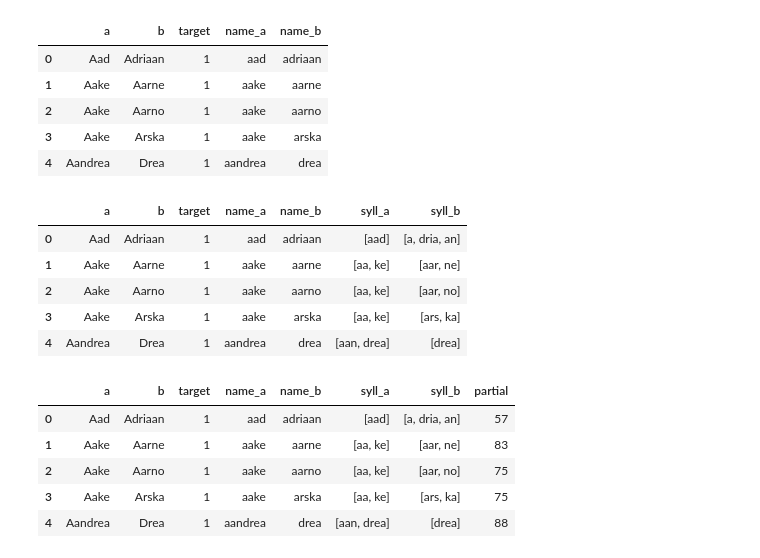
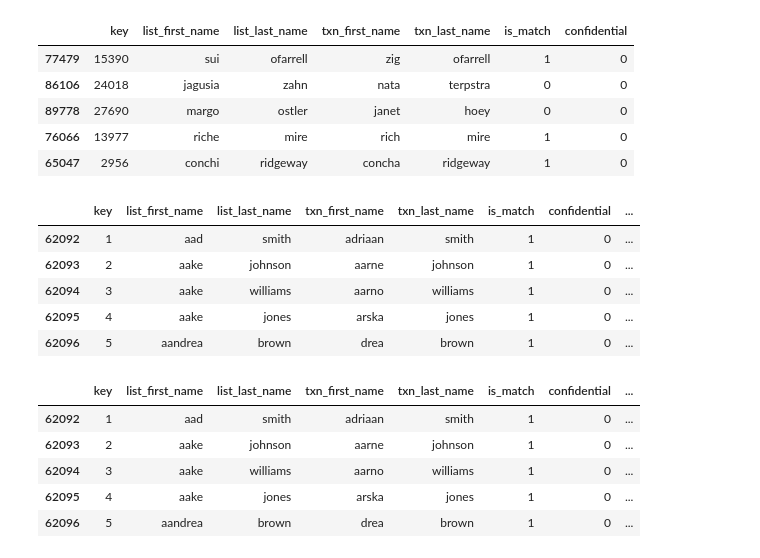
Before and after one commit to mkars01/fuzzy-name-matcher, a Jupyter notebook: notebooks/03_Feature_Engineering.ipynb, the cells around one changed output. Cells and saved outputs as stored; diff of their text form; code cells hidden in the pictures.

```diff
--- a/notebooks/03_Feature_Engineering.ipynb
+++ b/notebooks/03_Feature_Engineering.ipynb
@@ -116,3 +125,0 @@ def featurize(df):
-# %%
-df.columns=['a', 'b', 'target']
-df.head()
@@ -126,35 +126,42 @@ df.head()
 # %%
-df['name_a'] = df.apply(lambda row: re.sub(
-    '[^a-zA-Z]+', '', unidecode.unidecode(row['a']).lower().strip()), axis=1)
-df['name_b'] = df.apply(lambda row: re.sub(
-    '[^a-zA-Z]+', '', unidecode.unidecode(row['b']).lower().strip()), axis=1)
-df.head()
+df['list_first_name'] = df.apply(lambda row: re.sub(
+    '[^a-zA-Z]+', '', unidecode.unidecode(row['list_first_name']).lower().strip()), axis=1)
+df['txn_first_name'] = df.apply(lambda row: re.sub(
+    '[^a-zA-Z]+', '', unidecode.unidecode(row['txn_first_name']).lower().strip()), axis=1)
+df['list_last_name'] = df.apply(lambda row: re.sub(
+    '[^a-zA-Z]+', '', unidecode.unidecode(row['list_last_name']).lower().strip()), axis=1)
+df['txn_last_name'] = df.apply(lambda row: re.sub(
+    '[^a-zA-Z]+', '', unidecode.unidecode(row['txn_last_name']).lower().strip()), axis=1)
+df[df.confidential==0].sample(5)
 # %% [output]
-|  | a | b | target | name_a | name_b |
-| 0 | Aad | Adriaan | 1 | aad | adriaan |
-| 1 | Aake | Aarne | 1 | aake | aarne |
-| 2 | Aake | Aarno | 1 | aake | aarno |
-| 3 | Aake | Arska | 1 | aake | arska |
-| 4 | Aandrea | Drea | 1 | aandrea | drea |
+|  | key | list_first_name | list_last_name | txn_first_name | txn_last_name | is_match | confidential |
+| 77479 | 15390 | sui | ofarrell | zig | ofarrell | 1 | 0 |
+| 86106 | 24018 | jagusia | zahn | nata | terpstra | 0 | 0 |
+| 89778 | 27690 | margo | ostler | janet | hoey | 0 | 0 |
+| 76066 | 13977 | riche | mire | rich | mire | 1 | 0 |
+| 65047 | 2956 | conchi | ridgeway | concha | ridgeway | 1 | 0 |
 # %%
-df['syll_a'] = df.apply(lambda row: syllables(row.name_a), axis=1)
-df['syll_b'] = df.apply(lambda row: syllables(row.name_b), axis=1)
-df.head()
+df['syll_list_first'] = df.apply(lambda row: syllables(row.list_first_name), axis=1)
+df['syll_txn_first'] = df.apply(lambda row: syllables(row.txn_first_name), axis=1)
+df['syll_list_last'] = df.apply(lambda row: syllables(row.list_last_name), axis=1)
+df['syll_txn_last'] = df.apply(lambda row: syllables(row.txn_last_name), axis=1)
+df[df.confidential==0].head()
 # %% [output]
-|  | a | b | target | name_a | name_b | syll_a | syll_b |
-| 0 | Aad | Adriaan | 1 | aad | adriaan | [aad] | [a, dria, an] |
-| 1 | Aake | Aarne | 1 | aake | aarne | [aa, ke] | [aar, ne] |
-| 2 | Aake | Aarno | 1 | aake | aarno | [aa, ke] | [aar, no] |
-| 3 | Aake | Arska | 1 | aake | arska | [aa, ke] | [ars, ka] |
-| 4 | Aandrea | Drea | 1 | aandrea | drea | [aan, drea] | [drea] |
+|  | key | list_first_name | list_last_name | txn_first_name | txn_last_name | is_match | confidential | ... |
+| 62092 | 1 | aad | smith | adriaan | smith | 1 | 0 | ... |
+| 62093 | 2 | aake | johnson | aarne | johnson | 1 | 0 | ... |
+| 62094 | 3 | aake | williams | aarno | williams | 1 | 0 | ... |
+| 62095 | 4 | aake | jones | arska | jones | 1 | 0 | ... |
+| 62096 | 5 | aandrea | brown | drea | brown | 1 | 0 | ... |
 # %%
-df['partial'] = df.apply(lambda row: fuzz.partial_ratio(row.syll_a,row.syll_b), axis=1)
-df.head()
+df['partial_first'] = df.apply(lambda row: fuzz.partial_ratio(row.syll_list_first,row.syll_txn_first), axis=1)
+df['partial_last'] = df.apply(lambda row: fuzz.partial_ratio(row.syll_list_last,row.syll_txn_last), axis=1)
+df[df.confidential==0].head()
 # %% [output]
-|  | a | b | target | name_a | name_b | syll_a | syll_b | partial |
-| 0 | Aad | Adriaan | 1 | aad | adriaan | [aad] | [a, dria, an] | 57 |
-| 1 | Aake | Aarne | 1 | aake | aarne | [aa, ke] | [aar, ne] | 83 |
-| 2 | Aake | Aarno | 1 | aake | aarno | [aa, ke] | [aar, no] | 75 |
-| 3 | Aake | Arska | 1 | aake | arska | [aa, ke] | [ars, ka] | 75 |
-| 4 | Aandrea | Drea | 1 | aandrea | drea | [aan, drea] | [drea] | 88 |
+|  | key | list_first_name | list_last_name | txn_first_name | txn_last_name | is_match | confidential | ... |
+| 62092 | 1 | aad | smith | adriaan | smith | 1 | 0 | ... |
+| 62093 | 2 | aake | johnson | aarne | johnson | 1 | 0 | ... |
+| 62094 | 3 | aake | williams | aarno | williams | 1 | 0 | ... |
+| 62095 | 4 | aake | jones | arska | jones | 1 | 0 | ... |
+| 62096 | 5 | aandrea | brown | drea | brown | 1 | 0 | ... |
 # %%
```
Also changed, not shown: parts of 34 cells of this notebook, 10 other files.
